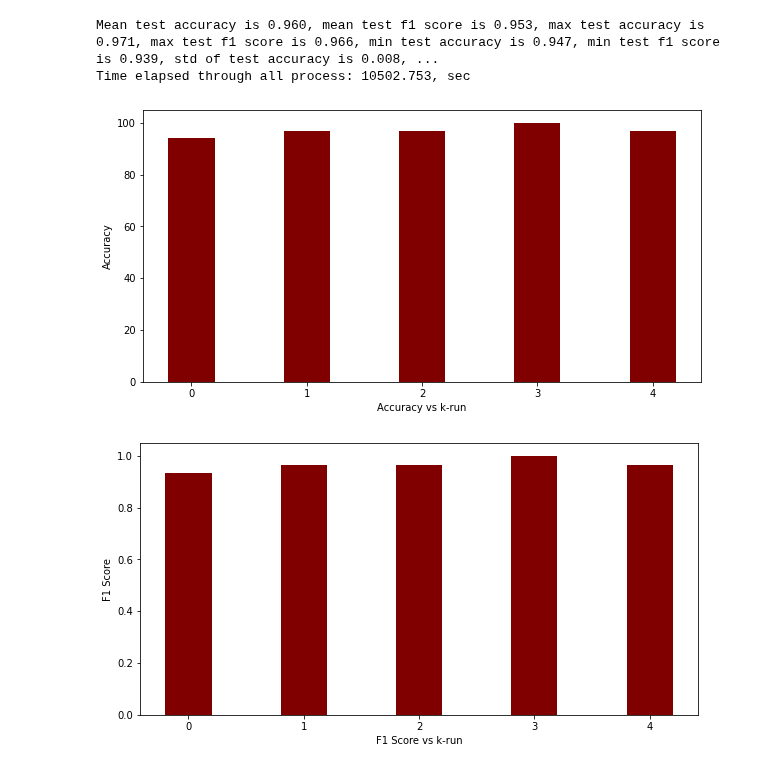
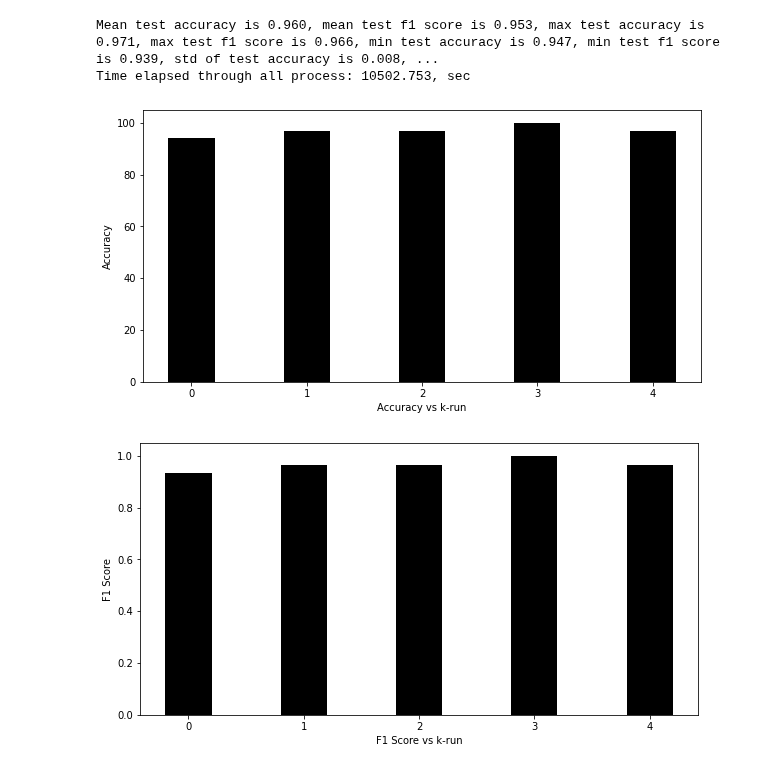
Before and after one commit to mertege/FMCW-Data-Classification-, a Jupyter notebook: RD_SP_LSTM_8hiddenunitnumberoflstm.ipynb, the cells around one changed output. Saved outputs shown, nothing was run; the diff lists cells and outputs as text; code cells hidden in the pictures.

```diff
--- a/RD_SP_LSTM_8hiddenunitnumberoflstm.ipynb
+++ b/RD_SP_LSTM_8hiddenunitnumberoflstm.ipynb
@@ -397,34 +397,34 @@ Time elapsed through all process: 10502.753, sec
 # %%
 
 import numpy as np
 import matplotlib.pyplot as plt
 def createList(n):
     lst = []
     for i in range(n+1):
         lst.append(i)
     return(lst)
 
 
 folds = createList(4)
 values = [element * 100 for element in test_accuracy_per_fold]
 
 fig = plt.figure(figsize = (10, 5))
 
 # creating the bar plot
-plt.bar(folds, values, color ='maroon',
+plt.bar(folds, values, color ='black',
         width = 0.4)
 plt.xlabel("Accuracy vs k-run")
 plt.ylabel("Accuracy")
 plt.show()
 
 fig = plt.figure(figsize = (10, 5))
 
 # creating the bar plot
-plt.bar(folds, f1_score_per_fold, color ='maroon',
+plt.bar(folds, f1_score_per_fold, color ='black',
         width = 0.4)
 plt.xlabel("F1 Score vs k-run")
 plt.ylabel("F1 Score")
 plt.show()
 # %% [output]
-[figure, old version]
+[figure, new version]
-[figure, old version]
+[figure, new version]
```
